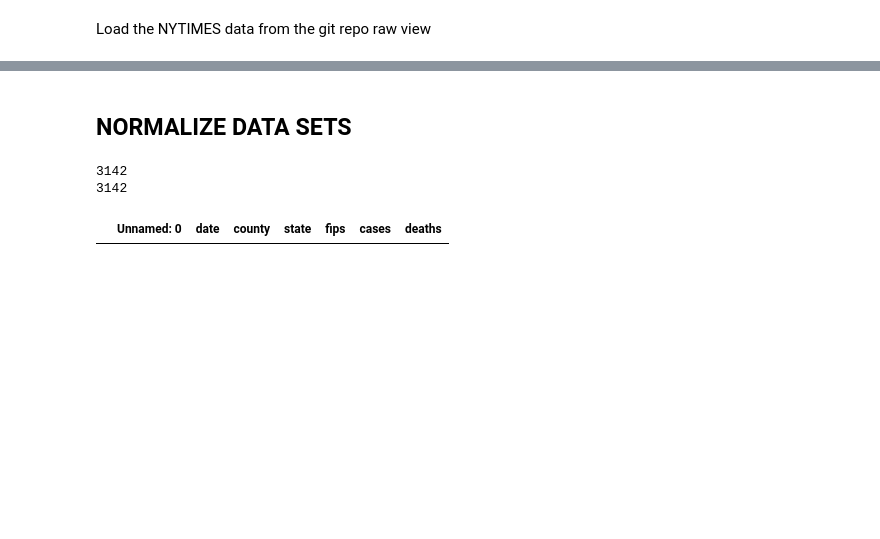
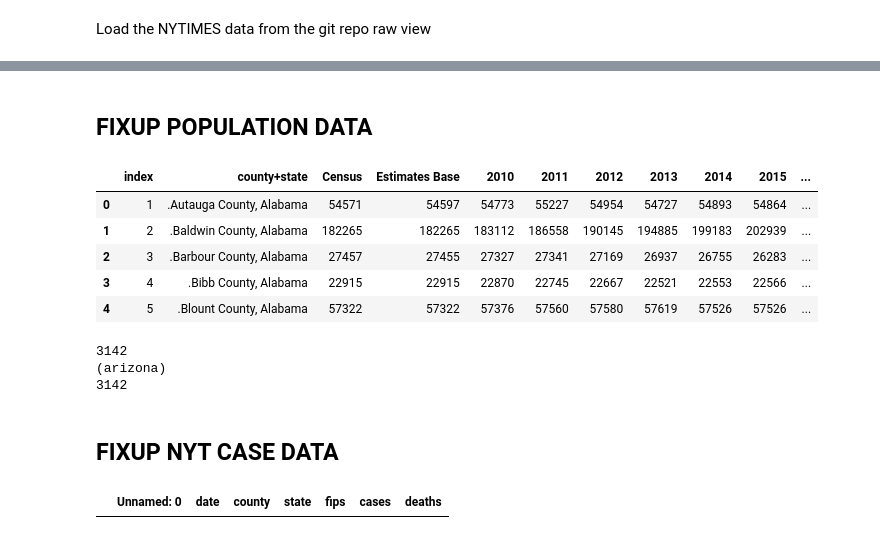
Before and after one commit to robyu/covid, a Jupyter notebook: analyze-nytimes-covid-county.ipynb, the cells around one changed output, grey strips where cells are left out. Saved outputs shown, nothing was run; the diff lists cells and outputs as text; code cells hidden in the pictures; blank space fills up the shorter version.

Commit message:
complete overhaul to work with lots more data

```diff
--- a/analyze-nytimes-covid-county.ipynb
+++ b/analyze-nytimes-covid-county.ipynb
@@ -71,12 +83,27 @@ co-est2019-annres.xlsx             us-counties-localcopy.csv
 # %% [markdown]
-## NORMALIZE DATA SETS
+## FIXUP POPULATION DATA
+# %%
+pop_df.head()
+# %% [output]
+|  | index | county+state | Census | Estimates Base | 2010 | 2011 | 2012 | 2013 | 2014 | 2015 | ... |
+| 0 | 1 | .Autauga County, Alabama | 54571 | 54597 | 54773 | 55227 | 54954 | 54727 | 54893 | 54864 | ... |
+| 1 | 2 | .Baldwin County, Alabama | 182265 | 182265 | 183112 | 186558 | 190145 | 194885 | 199183 | 202939 | ... |
+| 2 | 3 | .Barbour County, Alabama | 27457 | 27455 | 27327 | 27341 | 27169 | 26937 | 26755 | 26283 | ... |
+| 3 | 4 | .Bibb County, Alabama | 22915 | 22915 | 22870 | 22745 | 22667 | 22521 | 22553 | 22566 | ... |
+| 4 | 5 | .Blount County, Alabama | 57322 | 57322 | 57376 | 57560 | 57580 | 57619 | 57526 | 57526 | ... |
 # %%
 #
 # in census data, split "county,state" columns into separate columns
 pop_df1=pop_df.copy()
-pop_df1 = cvd.split_county_state(pop_df1)
+pop_df1 = cvd.fixup_census_df(pop_df1)
 assert 'county' in pop_df1
 assert 'state' in pop_df1
+#pop_df1.head()
+#pop_df1.loc[pop_df1.county=='alachua']
+assert len(pop_df1.loc[pop_df1.county=='alachua county'])==1
+assert len(pop_df1.loc[pop_df1.state=='florida'])==67
+assert len(pop_df1.loc[(pop_df1.state=='florida') & (pop_df1.county=='alachua county')])==1
 # %% [output]
 3142
+(arizona)
 3142
@@ -99,3 +120,5 @@ assert len(pop_df2[index]['county'])==1
+# %% [markdown]
+## FIXUP NYT CASE DATA
 # %%
 #
 #  NYT data: reformatting and normalization
```
Also changed, not shown: parts of 32 cells of this notebook, 2 other files.
